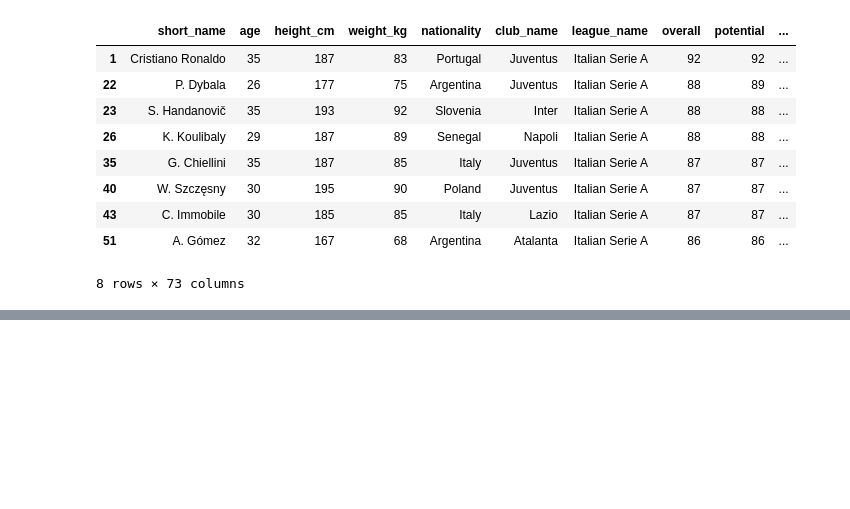
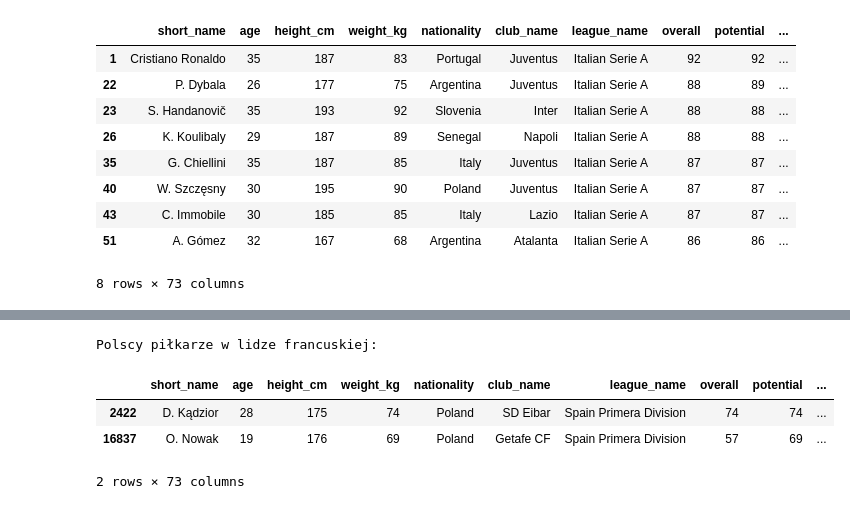
Before and after one commit to Rafal-Dabek/Pandas-project, a Jupyter notebook: piłka.ipynb, the cells around one changed output, grey strips where cells are left out. Cells and saved outputs as stored; diff of their text form; code cells hidden in the pictures; blank space fills up the shorter version.

```diff
--- a/piłka.ipynb
+++ b/piłka.ipynb
@@ -304,0 +325,10 @@ plt.show()
+# %%
+print("Polscy piłkarze w lidze francuskiej:")
+polfran=pilkarze.loc[(pilkarze['nationality']=="Poland") & (pilkarze['league_name']=="Spain Primera Division")]
+polfran
+# %% [output]
+Polscy piłkarze w lidze francuskiej:
+|  | short_name | age | height_cm | weight_kg | nationality | club_name | league_name | overall | potential | ... |
+| 2422 | D. Kądzior | 28 | 175 | 74 | Poland | SD Eibar | Spain Primera Division | 74 | 74 | ... |
+| 16837 | O. Nowak | 19 | 176 | 69 | Poland | Getafe CF | Spain Primera Division | 57 | 69 | ... |
+2 rows × 73 columns
```
Also changed, not shown: parts of 3 cells of this notebook.
